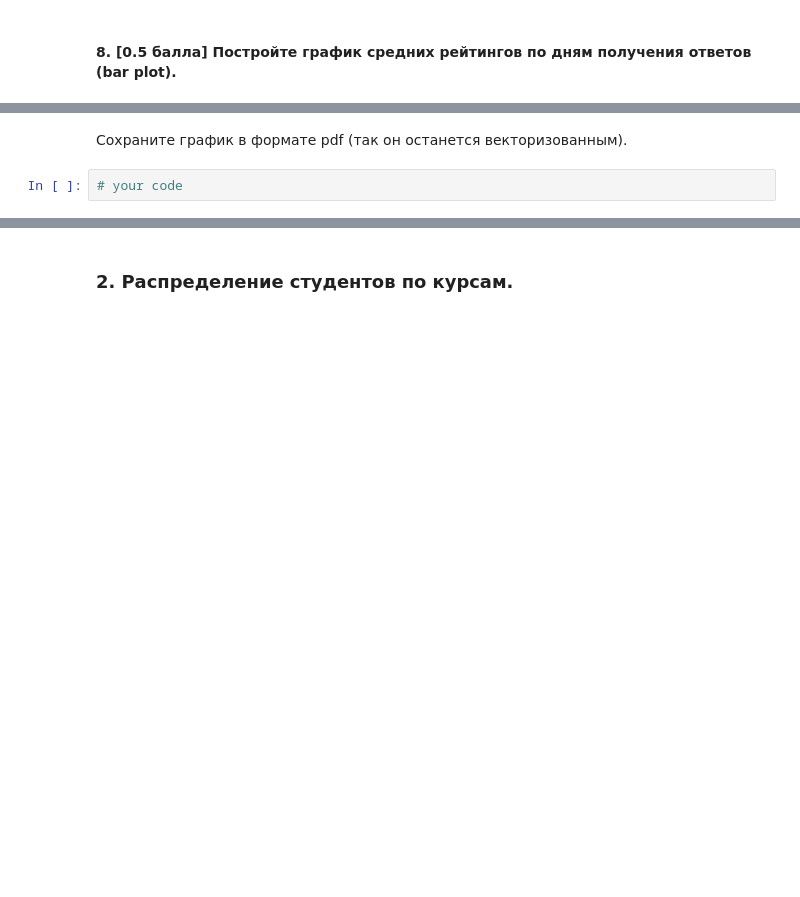
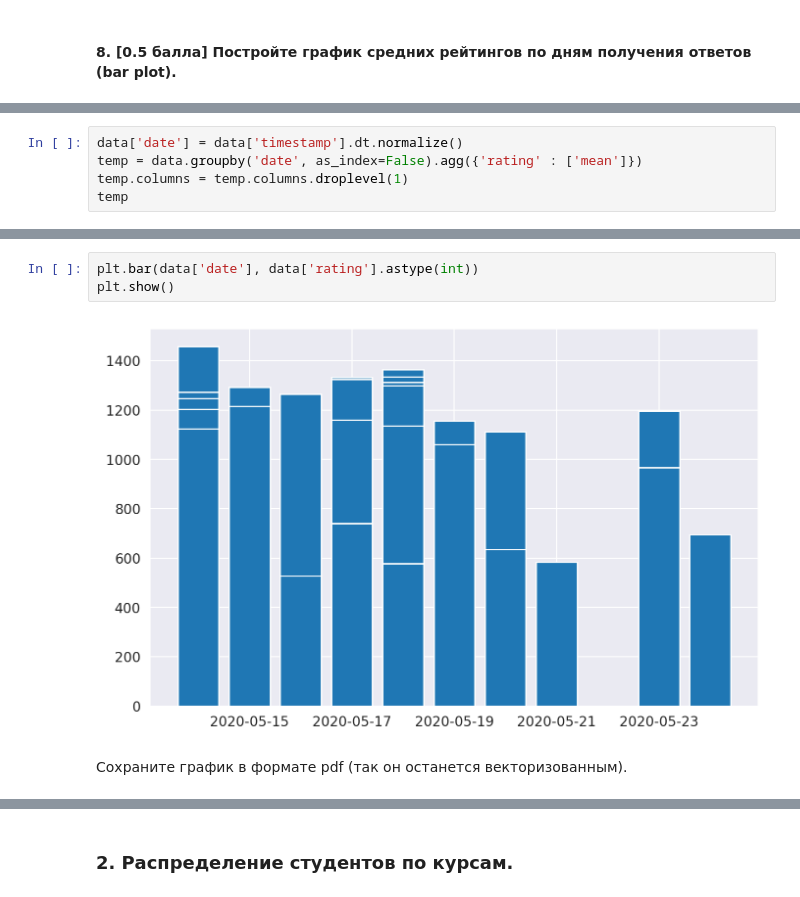
Before and after one commit to drema3-4/ml-fkn, a Jupyter notebook: homework/1_(pandas)/homework_1.ipynb, the cells around one changed output, grey strips where cells are left out. Cells and saved outputs as stored; diff of their text form; blank space fills up the shorter version.

```diff
--- a/homework/1_(pandas)/homework_1.ipynb
+++ b/homework/1_(pandas)/homework_1.ipynb
@@ -398,0 +369,5 @@ sns.set_style('darkgrid')
+# %%
+data['date'] = data['timestamp'].dt.normalize()
+temp = data.groupby('date', as_index=False).agg({'rating' : ['mean']})
+temp.columns = temp.columns.droplevel(1)
+temp
@@ -399,4 +386,7 @@ sns.set_style('darkgrid')
+# %%
+plt.bar(data['date'], data['rating'].astype(int))
+plt.show()
+# %% [output]
+[figure, added]
 # %% [markdown]
 Сохраните график в формате pdf (так он останется векторизованным).
-# %%
-# your code
```
Also changed, not shown: parts of 9 cells of this notebook, 1 other file.
